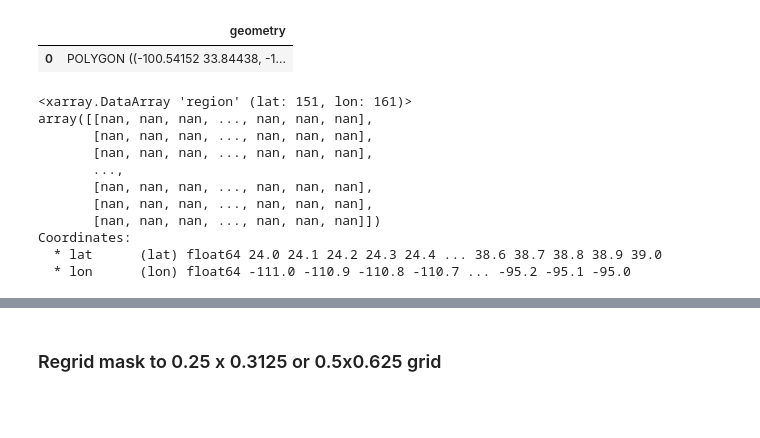
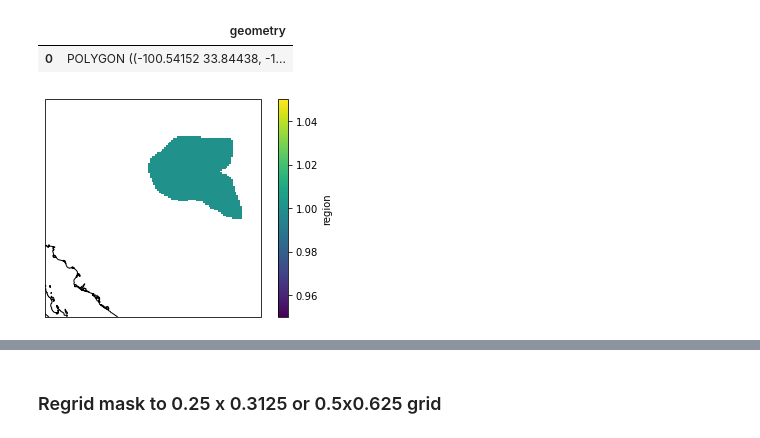
Before and after one commit to ACMG-CH4/CH4_TROPOMI_INV, a Jupyter notebook: statevector_from_shapefile.ipynb, the cells around one changed output, grey strips where cells are left out. Cells and saved outputs as stored; diff of their text form; code cells hidden in the pictures; blank space fills up the shorter version.

```diff
--- a/statevector_from_shapefile.ipynb
+++ b/statevector_from_shapefile.ipynb
@@ -62,16 +63,14 @@ shape
 # %%
 # Make mask from shape file
 mask = regionmask.mask_geopandas(shape, lon, lat) + 1 # Add 1 so the mask values are 1 instead of 0
-mask
+
+# View the mask in the inversion domain
+f, ax = plt.subplots(subplot_kw=dict(projection=ccrs.PlateCarree()))
+mask.plot(
+    ax=ax,
+    transform=ccrs.PlateCarree(),
+    add_colorbar=True,
+)
+ax.coastlines();
 # %% [output]
-<xarray.DataArray 'region' (lat: 151, lon: 161)>
-array([[nan, nan, nan, ..., nan, nan, nan],
-       [nan, nan, nan, ..., nan, nan, nan],
-       [nan, nan, nan, ..., nan, nan, nan],
-       ...,
-       [nan, nan, nan, ..., nan, nan, nan],
-       [nan, nan, nan, ..., nan, nan, nan],
-       [nan, nan, nan, ..., nan, nan, nan]])
-Coordinates:
-  * lat      (lat) float64 24.0 24.1 24.2 24.3 24.4 ... 38.6 38.7 38.8 38.9 39.0
-  * lon      (lon) float64 -111.0 -110.9 -110.8 -110.7 ... -95.2 -95.1 -95.0
+[figure, added]
```
Also changed, not shown: parts of 16 cells of this notebook, 1 other file.
